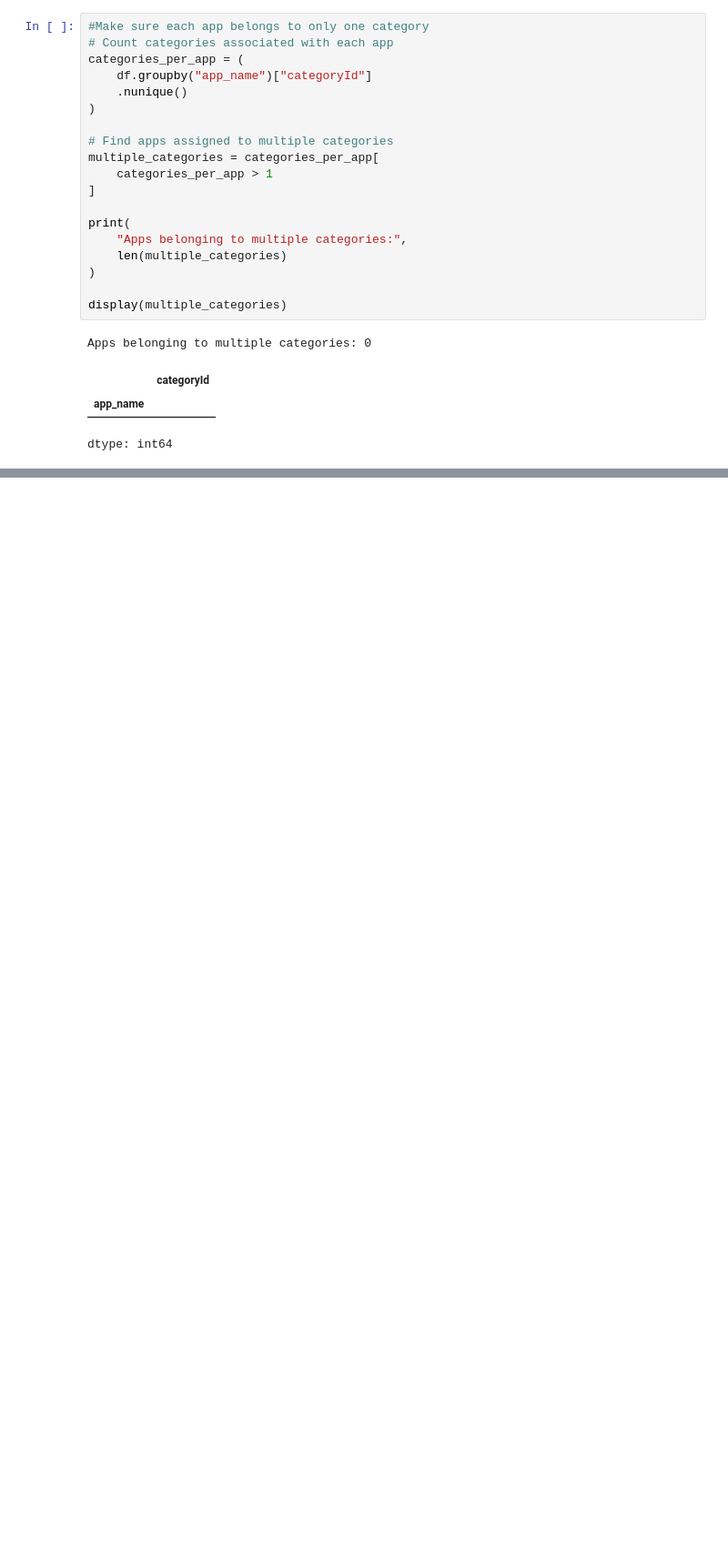
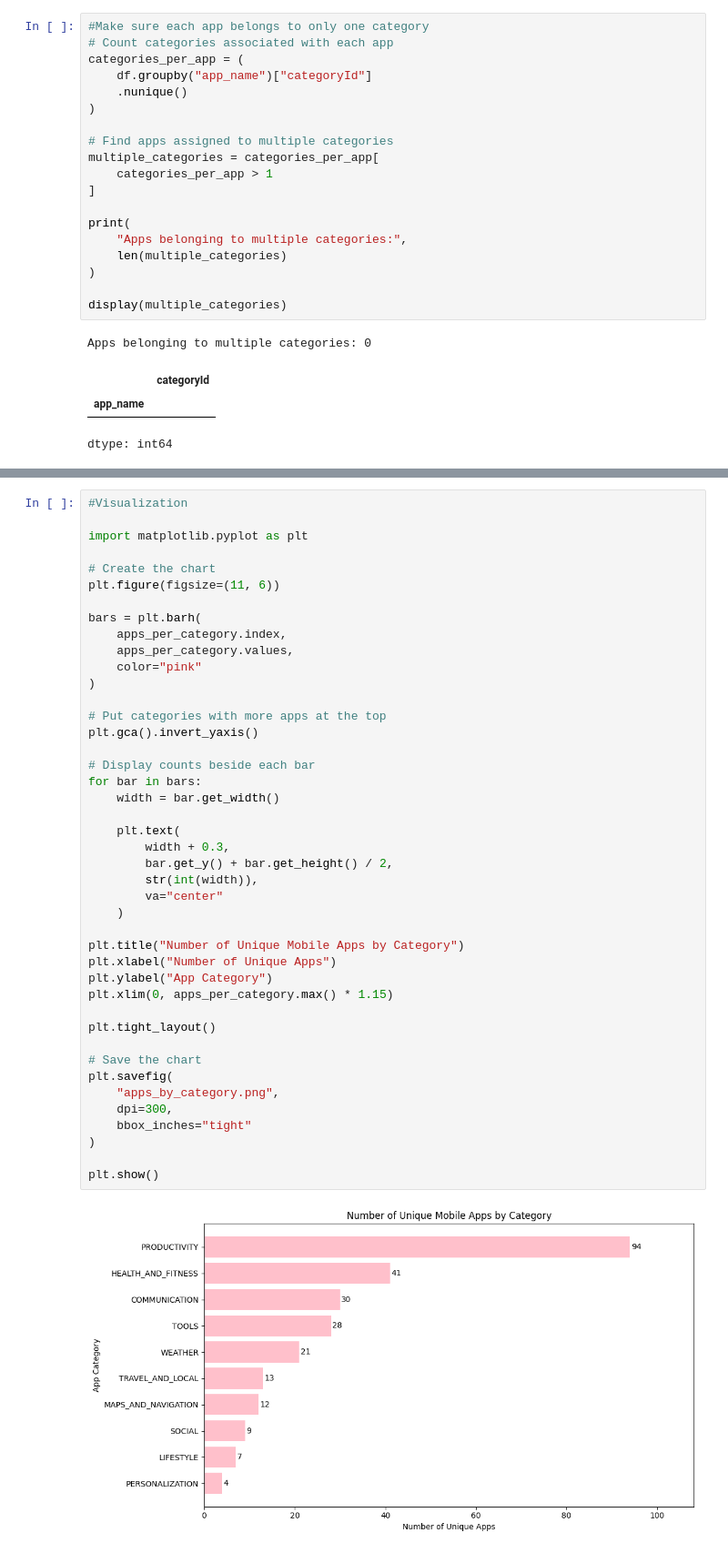
Before and after one commit to tiramisuuuuuuu/CMPE-252-Final-Project, a Jupyter notebook: Emotion_Classification_Project.ipynb, the cells around one changed output, grey strips where cells are left out. Shown at 91% size. Saved outputs shown, nothing was run; the diff lists cells and outputs as text; blank space fills up the shorter version.

```diff
--- a/Emotion_Classification_Project.ipynb
+++ b/Emotion_Classification_Project.ipynb
@@ -668,0 +695,45 @@ dtype: int64
+# %%
+#Visualization
+
+import matplotlib.pyplot as plt
+
+# Create the chart
+plt.figure(figsize=(11, 6))
+
+bars = plt.barh(
+    apps_per_category.index,
+    apps_per_category.values,
+    color="pink"
+)
+
+# Put categories with more apps at the top
+plt.gca().invert_yaxis()
+
+# Display counts beside each bar
+for bar in bars:
+    width = bar.get_width()
+
+    plt.text(
+        width + 0.3,
+        bar.get_y() + bar.get_height() / 2,
+        str(int(width)),
+        va="center"
+    )
+
+plt.title("Number of Unique Mobile Apps by Category")
+plt.xlabel("Number of Unique Apps")
+plt.ylabel("App Category")
+plt.xlim(0, apps_per_category.max() * 1.15)
+
+plt.tight_layout()
+
+# Save the chart
+plt.savefig(
+    "apps_by_category.png",
+    dpi=300,
+    bbox_inches="tight"
+)
+
+plt.show()
+# %% [output]
+[figure, added]
```
Also changed, not shown: parts of 4 cells of this notebook.
